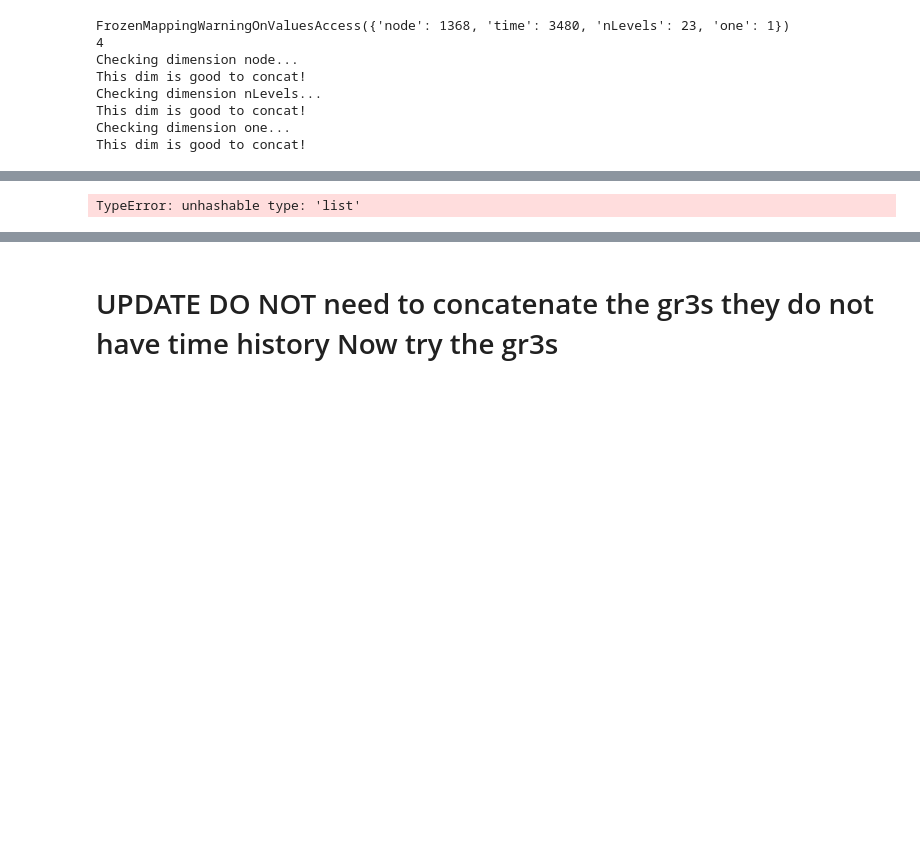
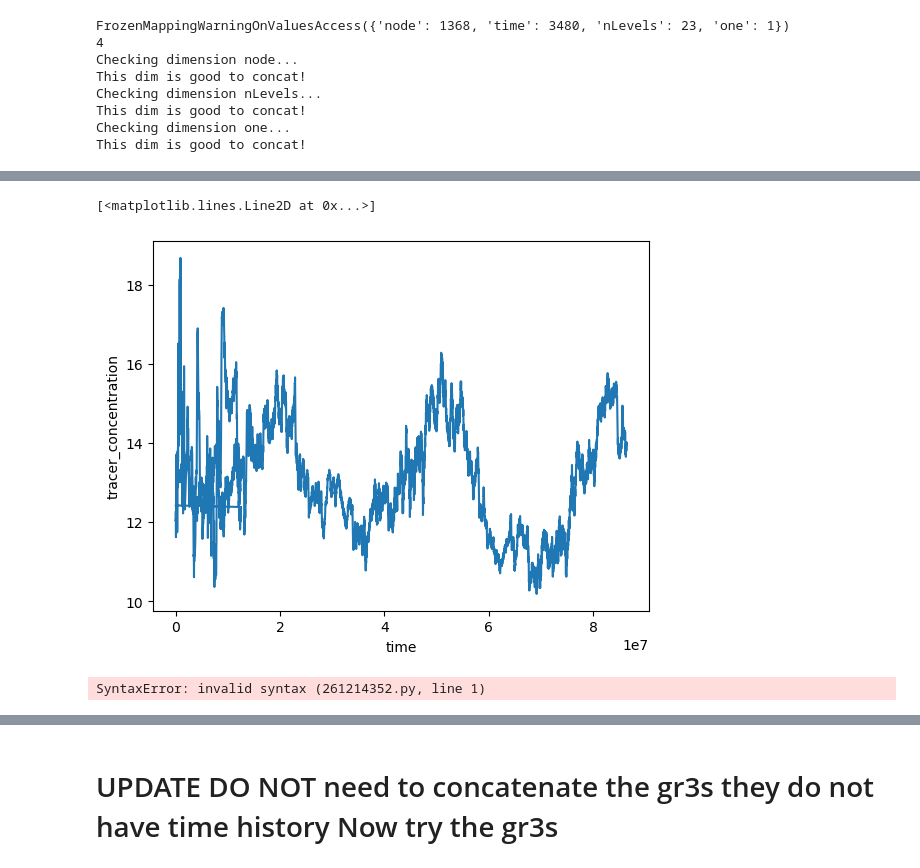
Before and after one commit to jennaisrael/Savio_scratch_back_up, a Jupyter notebook: scripts/preprocessing_scripts/test_stitch_nudging.ipynb, the cells around one changed output, grey strips where cells are left out. Drawn from its saved outputs; the diff is of its cells as text; code cells hidden in the pictures; blank space fills up the shorter version.

```diff
--- a/scripts/preprocessing_scripts/test_stitch_nudging.ipynb
+++ b/scripts/preprocessing_scripts/test_stitch_nudging.ipynb
@@ -118,0 +152,5 @@ same num of dims!
+# %%
+writepath="/expanse/lustre/scratch/jisrael/temp_project/run_schism/nudging_2026_03_03/"
+checksal=xr.open_dataset(writepath+'SAL_nu_combined.nc')
+checktem=xr.open_dataset(writepath+'TEM_nu_combined.nc')
+checktem
@@ -119,7 +166,12 @@ same num of dims!
+# %%
+checktem.sel(node=1000,nLevels=0,one=0).tracer_concentration.plot()
+# %% [output]
+[<matplotlib.lines.Line2D at 0x...>]
+[figure, added]
 # %%
-if [list(f.dims) for f in filelist]:
-    print(f.dims.keys)
+if list(filelist[0].dims)==list(f.dims) for f in filelist:
+    print(list(filelist[0].dims))
 # %% [output]
-TypeError: unhashable type: 'list'
+SyntaxError: invalid syntax (261214352.py, line 1)
 # %%
 list(filelist[0].dims)
```
Also changed, not shown: parts of 15 cells of this notebook, 11 other files.
